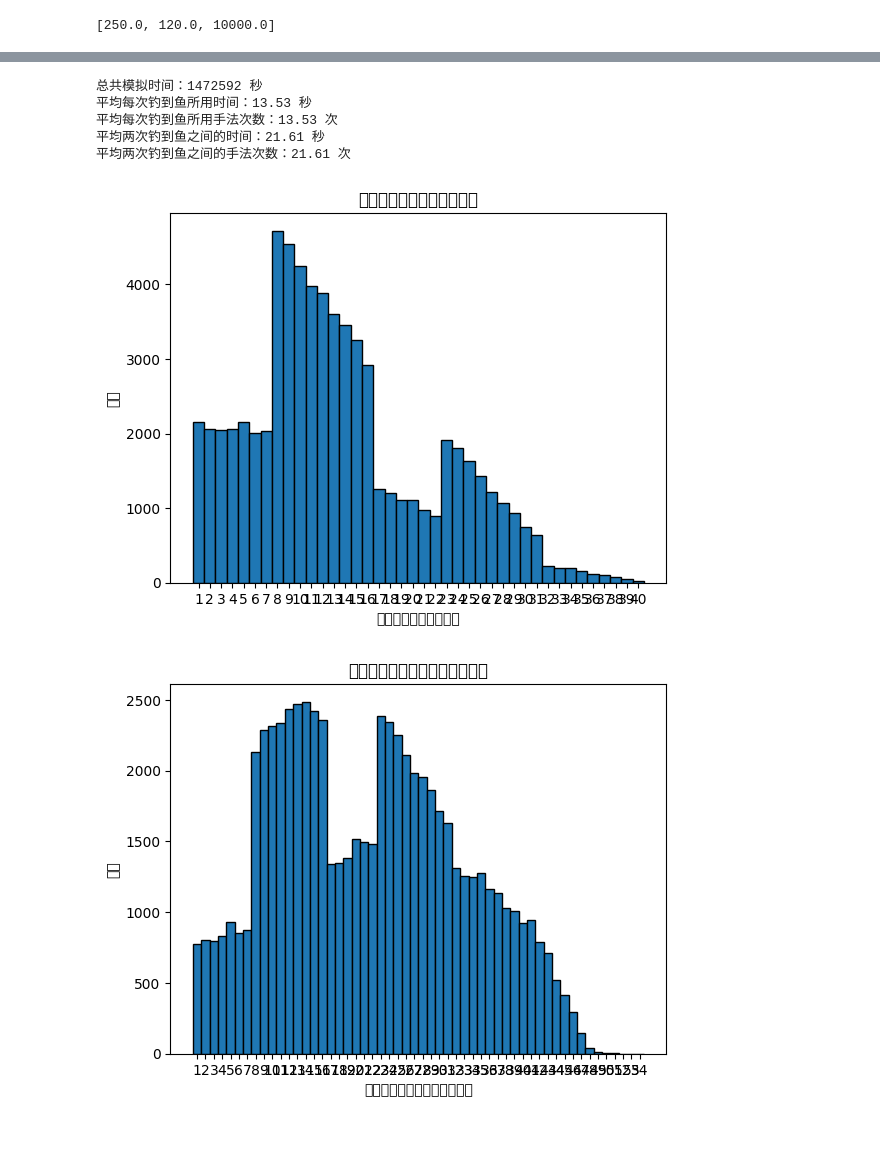
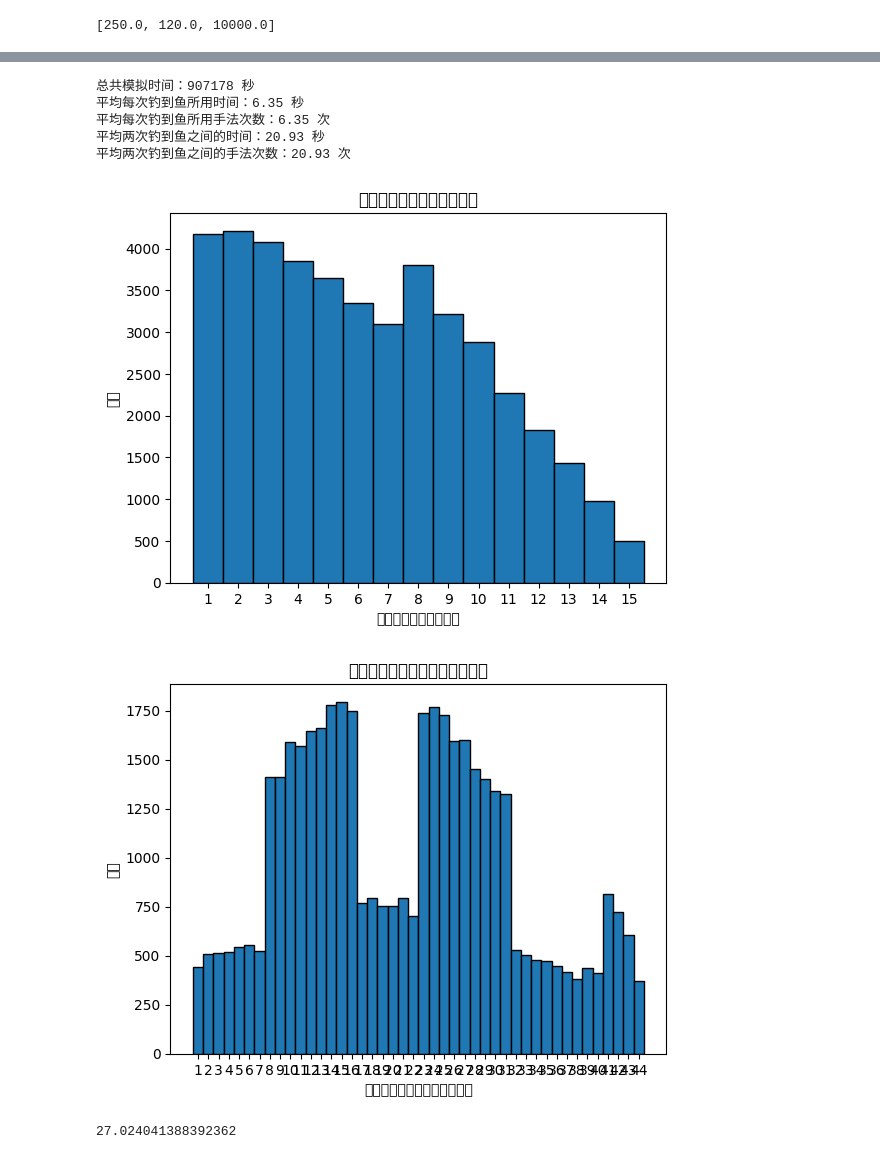
Before and after one commit to futouyiba/StatDemo, a Jupyter notebook: volatility.ipynb, the cells around one changed output, grey strips where cells are left out. Cells and saved outputs as stored; diff of their text form; code cells hidden in the pictures.

Commit message:
add s calculation and ICDF calculation

```diff
--- a/volatility.ipynb
+++ b/volatility.ipynb
@@ -262,3 +209,7 @@ fishSimulateNTimesICDF(100000)
+# %%
+# 定义每次路亚收线的时间为一个区间内的随机数
+def getReelingTime():
+    return random.randint(8, 15)
 # %%
 deltaTime = 1
 
@@ -402,11 +356,11 @@ fishSimulateNTimesICDFWithLifts(100000)
 deltaTime = 1
 
 # 用 ICDF 方法模拟一次钓鱼（带连续空鱼权重）
-def fishSimulate1TimeICDFWithLifts_Continuous(maxTime, emptyFishWeight):
+def fishSimulate1TimeICDFWithLifts_Continuous(maxTime, emptyFishWeight, startIdx):
     # 累计经过的时间
     elapsedTime = 0
     trickCount = 0
-    idx = 0
+    idx = startIdx
     while elapsedTime < maxTime:
         # 获取当前手法的权重，这里假设 weights_per_trick 已经预先计算好
         fishWeights = weights_per_trick[idx % len(weights_per_trick)]
@@ -421,12 +375,12 @@ def fishSimulate1TimeICDFWithLifts_Continuous(maxTime, emptyFishWeight):
         # 判断是否钓到鱼
         if emptyFishWeight <= 0:
             # 钓到鱼，返回结果并重置空鱼权重
-            return True, elapsedTime, trickCount, initEmptyFishWeight()
+            return True, elapsedTime, trickCount, emptyFishWeight, idx
     # 未钓到鱼，返回结果和当前空鱼权重
-    return False, elapsedTime, trickCount, emptyFishWeight
+    return False, elapsedTime, trickCount, emptyFishWeight, idx
 
 # 模拟多次钓鱼，统计每次钓到鱼的时间，并绘制直方图
-def fishSimulateNTimesICDFWithLifts(n):
+def fishSimulateNTimesICDFWithLifts_Continuous(n):
     totalTime = 0
     timesBetweenCatches = []
     timesToCatch = []
@@ -435,12 +389,13 @@ def fishSimulateNTimesICDFWithLifts(n):
     timeSinceLastCatch = 0
     tricksSinceLastCatch = 0
     emptyFishWeight = initEmptyFishWeight()  # 初始化空鱼权重
+    trickIdx = 0  # 初始化手法索引
 
     for _ in range(n):
-        # 每次抛竿，让抬竿时间在 8 到 40 秒之间随机
-        maxTime = random.randint(8, 40)
+        # 每次抛竿，让抬竿时间在 8 到 (15) 秒之间随机 15秒可能调整
+        maxTime = getReelingTime()
         # 模拟一次钓鱼
-        caughtFish, timeUsed, tricksUsed, emptyFishWeight = fishSimulate1TimeICDFWithLifts_Continuous(maxTime, emptyFishWeight)
+        caughtFish, timeUsed, tricksUsed, emptyFishWeight, trickIdx = fishSimulate1TimeICDFWithLifts_Continuous(maxTime, emptyFishWeight, trickIdx)
         # 更新总时间和自上次钓到鱼的累计时间
         totalTime += timeUsed
         timeSinceLastCatch += timeUsed
@@ -455,38 +410,43 @@ def fishSimulateNTimesICDFWithLifts(n):
             # 重置自上次钓到鱼的累计时间和手法次数
             timeSinceLastCatch = 0
             tricksSinceLastCatch = 0
             emptyFishWeight = initEmptyFishWeight()  # 重置空鱼权重
+            trickIdx = 0  # 重置手法索引
 
     # 输出统计信息
     print(f"总共模拟时间：{totalTime} 秒")
     print(f"平均每次钓到鱼所用时间：{sum(timesToCatch)/len(timesToCatch):.2f} 秒")
     print(f"平均每次钓到鱼所用手法次数：{sum(tricksToCatch)/len(tricksToCatch):.2f} 次")
     print(f"平均两次钓到鱼之间的时间：{sum(timesBetweenCatches)/len(timesBetweenCatches):.2f} 秒")
     print(f"平均两次钓到鱼之间的手法次数：{sum(tricksBetweenCatches)/len(tricksBetweenCatches):.2f} 次")
 
     # 绘制钓到鱼所用时间的分布直方图
     plt.hist(timesToCatch, bins=range(int(min(timesToCatch)), int(max(timesToCatch)) + 2), align='left', edgecolor='black')
     plt.xlabel('钓到鱼所用时间（秒）')
     plt.ylabel('频率')
     plt.title('钓到鱼所用时间分布直方图')
     plt.xticks(range(int(min(timesToCatch)), int(max(timesToCatch)) + 1))
     plt.show()
 
     # 绘制两次钓到鱼之间时间的分布直方图
     plt.hist(timesBetweenCatches, bins=range(int(min(timesBetweenCatches)), int(max(timesBetweenCatches)) + 2), align='left', edgecolor='black')
     plt.xlabel('两次钓到鱼之间的时间（秒）')
     plt.ylabel('频率')
     plt.title('两次钓到鱼之间时间分布直方图')
     plt.xticks(range(int(min(timesBetweenCatches)), int(max(timesBetweenCatches)) + 1))
     plt.show()
 
 # 运行模拟
-fishSimulateNTimesICDFWithLifts(100000)
+fishSimulateNTimesICDFWithLifts_Continuous(100000)
 # %% [output]
-总共模拟时间：1472592 秒
-平均每次钓到鱼所用时间：13.53 秒
-平均每次钓到鱼所用手法次数：13.53 次
-平均两次钓到鱼之间的时间：21.61 秒
-平均两次钓到鱼之间的手法次数：21.61 次
+总共模拟时间：907178 秒
+平均每次钓到鱼所用时间：6.35 秒
+平均每次钓到鱼所用手法次数：6.35 次
+平均两次钓到鱼之间的时间：20.93 秒
+平均两次钓到鱼之间的手法次数：20.93 次
-[figure, old version]
+[figure, new version]
-[figure, old version]
+[figure, new version]
+# %%
+getICDF()
+# %% [output]
+27.024041388392362
```
Also changed, not shown: parts of 14 cells of this notebook, 1 other file.
